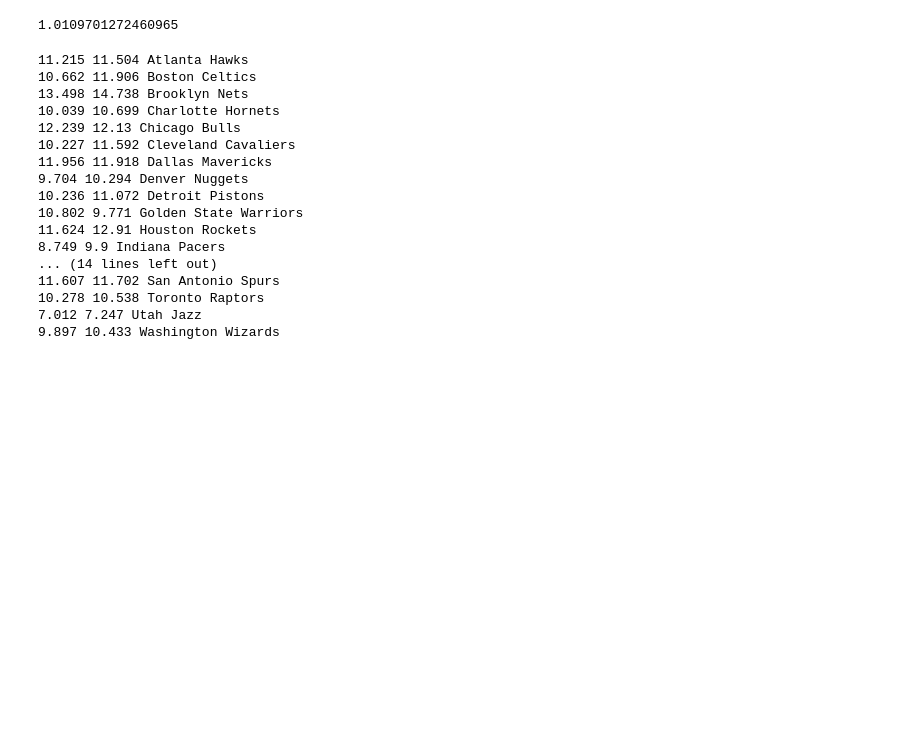
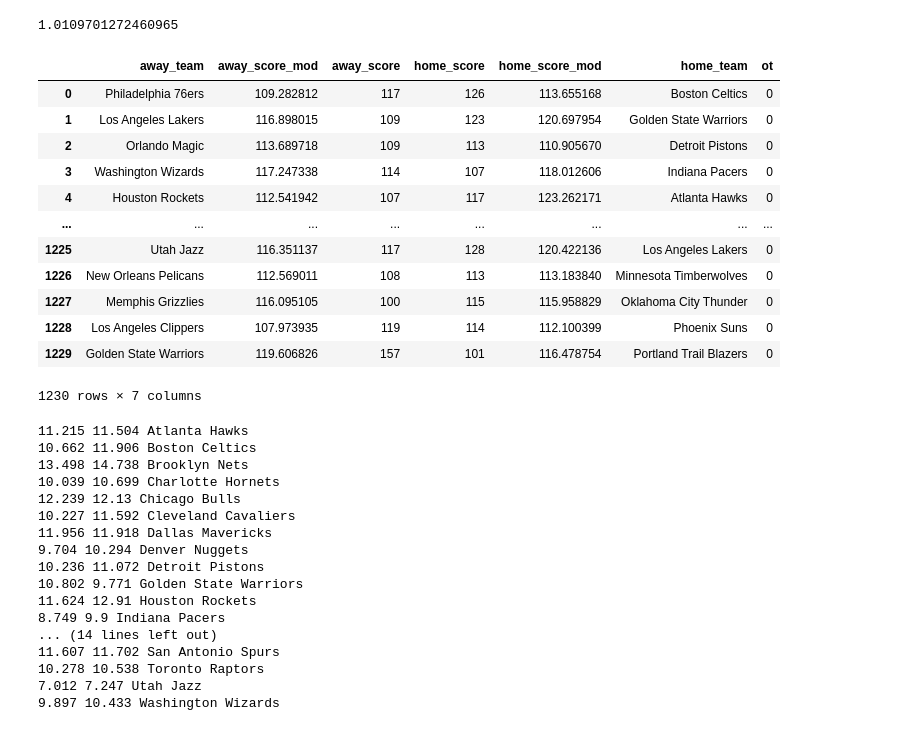
Before and after one commit to daviderics/Basketball-Model, a Jupyter notebook: bball_modeler.ipynb, the cells around one changed output. Drawn from its saved outputs; the diff is of its cells as text; code cells hidden in the pictures; blank space fills up the shorter version.

```diff
--- a/bball_modeler.ipynb
+++ b/bball_modeler.ipynb
@@ -430,6 +602,22 @@ par_dict.sort_values(by='ratio', ascending=False)
 h_adv
 # %% [output]
 1.0109701272460965
+# %%
+games_model[['away_team','away_score_mod','away_score','home_score','home_score_mod','home_team','ot']]
+# %% [output]
+|  | away_team | away_score_mod | away_score | home_score | home_score_mod | home_team | ot |
+| 0 | Philadelphia 76ers | 109.282812 | 117 | 126 | 113.655168 | Boston Celtics | 0 |
+| 1 | Los Angeles Lakers | 116.898015 | 109 | 123 | 120.697954 | Golden State Warriors | 0 |
+| 2 | Orlando Magic | 113.689718 | 109 | 113 | 110.905670 | Detroit Pistons | 0 |
+| 3 | Washington Wizards | 117.247338 | 114 | 107 | 118.012606 | Indiana Pacers | 0 |
+| 4 | Houston Rockets | 112.541942 | 107 | 117 | 123.262171 | Atlanta Hawks | 0 |
+| ... | ... | ... | ... | ... | ... | ... | ... |
+| 1225 | Utah Jazz | 116.351137 | 117 | 128 | 120.422136 | Los Angeles Lakers | 0 |
+| 1226 | New Orleans Pelicans | 112.569011 | 108 | 113 | 113.183840 | Minnesota Timberwolves | 0 |
+| 1227 | Memphis Grizzlies | 116.095105 | 100 | 115 | 115.958829 | Oklahoma City Thunder | 0 |
+| 1228 | Los Angeles Clippers | 107.973935 | 119 | 114 | 112.100399 | Phoenix Suns | 0 |
+| 1229 | Golden State Warriors | 119.606826 | 157 | 101 | 116.478754 | Portland Trail Blazers | 0 |
+1230 rows × 7 columns
 # %%
 for i in range(30):
     std = np.std(games_model.loc[games_model['away_team']==i,'home_score']-\
```
Also changed, not shown: parts of 11 cells of this notebook.
